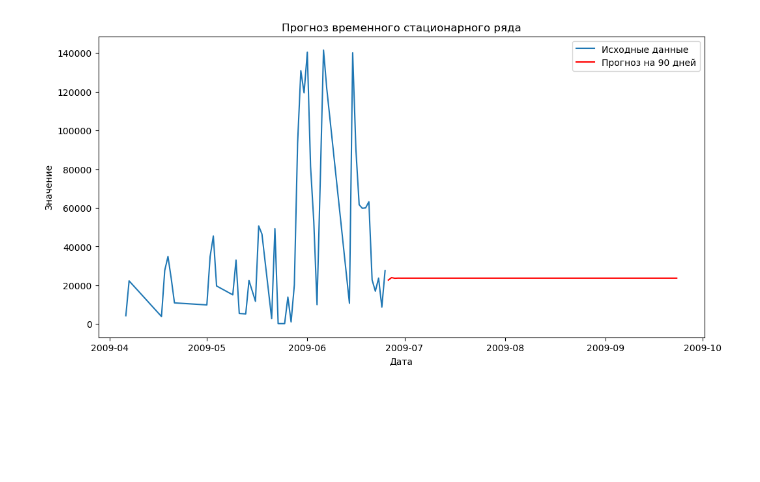
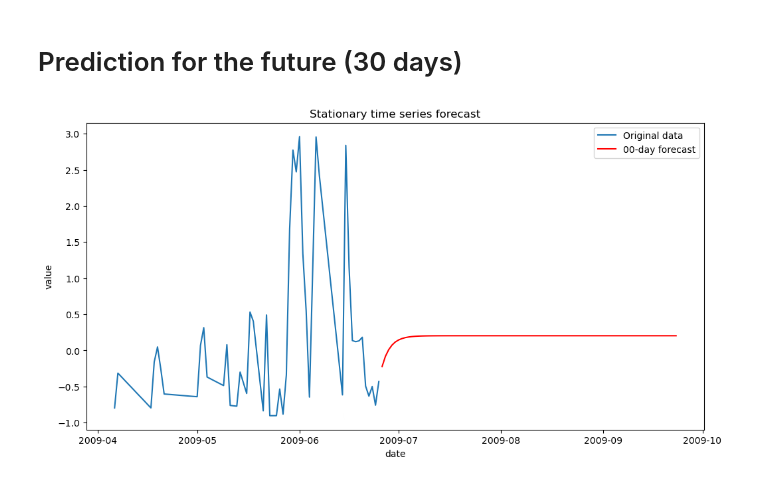
Before and after one commit to Alona-Aldushyna/Summer_2023_August_Repeat_Assessment, a Jupyter notebook: ARIMA_7_30_90.ipynb, the cells around one changed output. Saved outputs shown, nothing was run; the diff lists cells and outputs as text; code cells hidden in the pictures; blank space fills up the shorter version.

Commit message:
ARIMA_7_30_90

```diff
--- a/ARIMA_7_30_90.ipynb
+++ b/ARIMA_7_30_90.ipynb
@@ -5,4 +5,5 @@ import matplotlib.pyplot as plt
 from tensorflow import keras
 from sklearn.preprocessing import MinMaxScaler
 # %%
-df_all = pd.read_csv('file2.csv')
+
+data = pd.read_csv('file_liniar.csv')
@@ -56,0 +35,3 @@ import statsmodels.api as sm
+# %%
+data = data.interpolate(method='linear')
+data.head()
@@ -56,0 +52,11 @@ import statsmodels.api as sm
+# %%
+from sklearn.preprocessing import StandardScaler
+# Create Object StandardScaler
+scaler = StandardScaler()
+
+# Apply normalization to time series data
+data_normalized = scaler.fit_transform(data)
+
+# Convert the result back to в DataFrame
+data_normalized = pd.DataFrame(data_normalized, index=data.index, columns=data.columns)
+data_normalized.head()
@@ -57,26 +212,28 @@ import statsmodels.api as sm
+# %% [markdown]
+# Prediction for the future (30 days)
 # %%
-# Определение параметров ARIMA (p, d, q)
-p, d, q = 1, 1, 0
 
-# Создание модели ARIMA
-model = sm.tsa.ARIMA(tweets_per_day, order=(p, d, q))
+p, d, q = 1, 1, 1
+
+
+model = sm.tsa.ARIMA(data_normalized, order=(p, d, q))
 results = model.fit()
 
-# Предсказание на будущий период (90 дней)
+# Prediction for the future (30 days)
 forecast_90_days = results.forecast(steps=90)
 
-# Генерация дат для прогнозируемого периода
-last_date = tweets_per_day.index[-1]
+#
+last_date = data_normalized.index[-1]
 forecast_dates_90 = pd.date_range(start=last_date + pd.Timedelta(days=1), periods=90)
 
-# Построение графика сравнения прогноза и реальных данных
+# Diagram of comparison of forecast and real data
 plt.figure(figsize=(12, 6))
-plt.plot(tweets_per_day.index, tweets_per_day, label='Исходные данные')
-plt.plot(forecast_dates_90, forecast_90_days, label='Прогноз на 90 дней', color='red')
+plt.plot(data_normalized.index, data_normalized, label='Original data')
+plt.plot(forecast_dates_90, forecast_90_days, label='00-day forecast', color='red')
 plt.legend()
-plt.title('Прогноз временного стационарного ряда')
-plt.xlabel('Дата')
-plt.ylabel('Значение')
+plt.title('Stationary time series forecast')
+plt.xlabel('date')
+plt.ylabel('value')
 plt.show()
 # %% [output]
-[figure, old version]
+[figure, new version]
```
Also changed, not shown: parts of 21 cells of this notebook, 1 other file.
